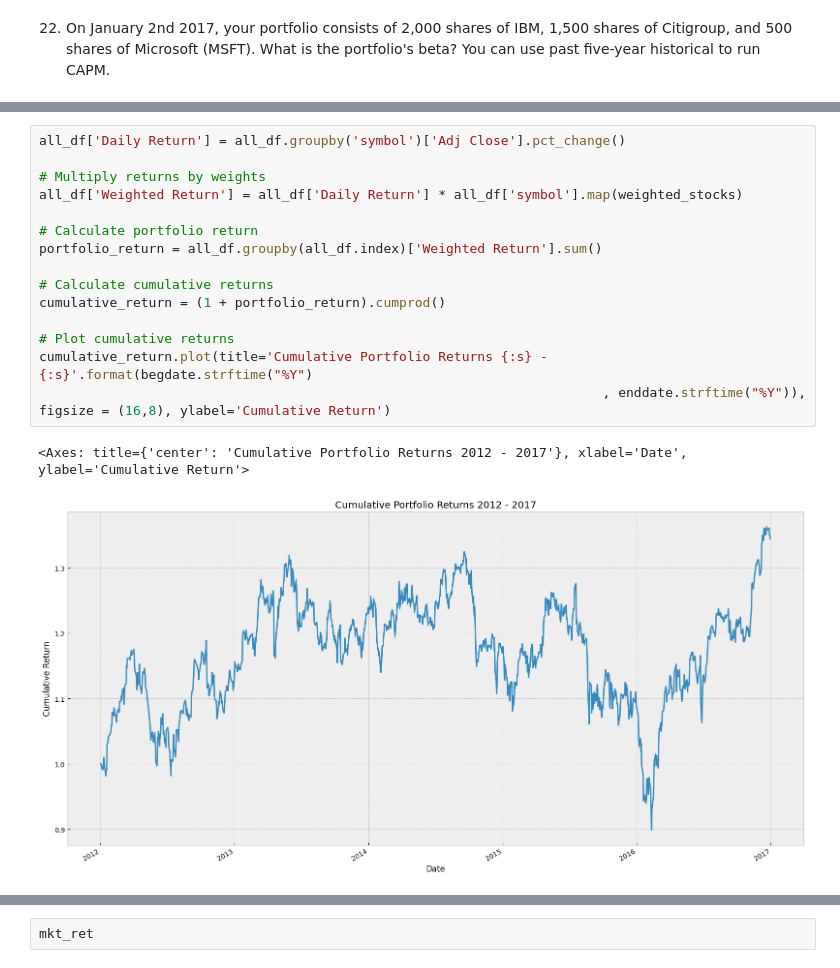
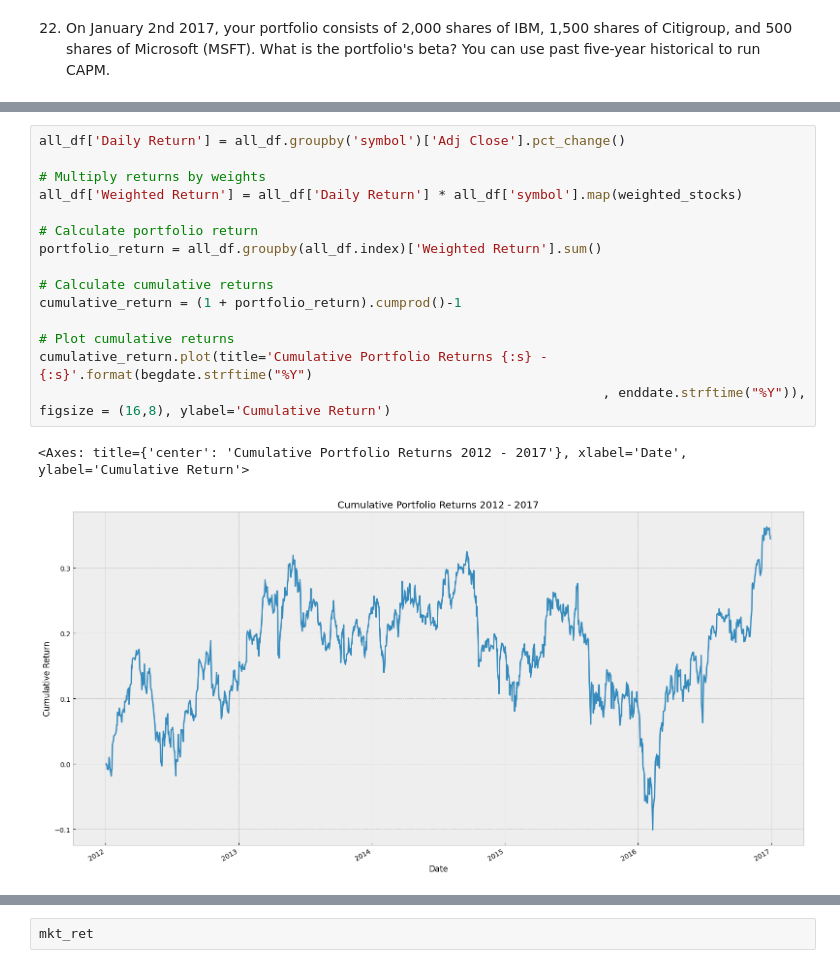
Before and after one commit to leoouyang781/Test-Repository, a Jupyter notebook: Python-For-Finance-2nd-Edition/Chapter 6.ipynb, the cells around one changed output, grey strips where cells are left out. Saved outputs shown, nothing was run; the diff lists cells and outputs as text.

```diff
--- a/Python-For-Finance-2nd-Edition/Chapter 6.ipynb
+++ b/Python-For-Finance-2nd-Edition/Chapter 6.ipynb
@@ -693,18 +722,18 @@ all_df.tail()
 # %%
 all_df['Daily Return'] = all_df.groupby('symbol')['Adj Close'].pct_change()
 
 # Multiply returns by weights
 all_df['Weighted Return'] = all_df['Daily Return'] * all_df['symbol'].map(weighted_stocks)
 
 # Calculate portfolio return
 portfolio_return = all_df.groupby(all_df.index)['Weighted Return'].sum()
 
 # Calculate cumulative returns
-cumulative_return = (1 + portfolio_return).cumprod()
+cumulative_return = (1 + portfolio_return).cumprod()-1
 
 # Plot cumulative returns
 cumulative_return.plot(title='Cumulative Portfolio Returns {:s} - {:s}'.format(begdate.strftime("%Y")
                                                                         , enddate.strftime("%Y")), figsize = (16,8), ylabel='Cumulative Return')
 # %% [output]
 <Axes: title={'center': 'Cumulative Portfolio Returns 2012 - 2017'}, xlabel='Date', ylabel='Cumulative Return'>
-[figure, old version]
+[figure, new version]
```
Also changed, not shown: parts of 23 cells of this notebook, 5 other files.
